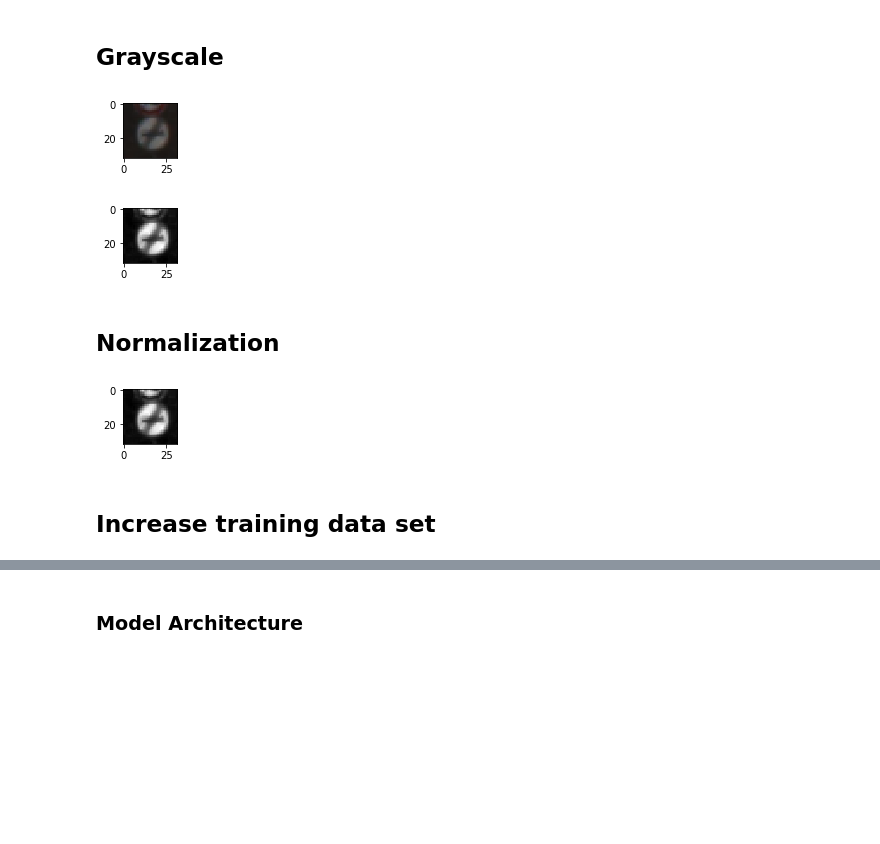
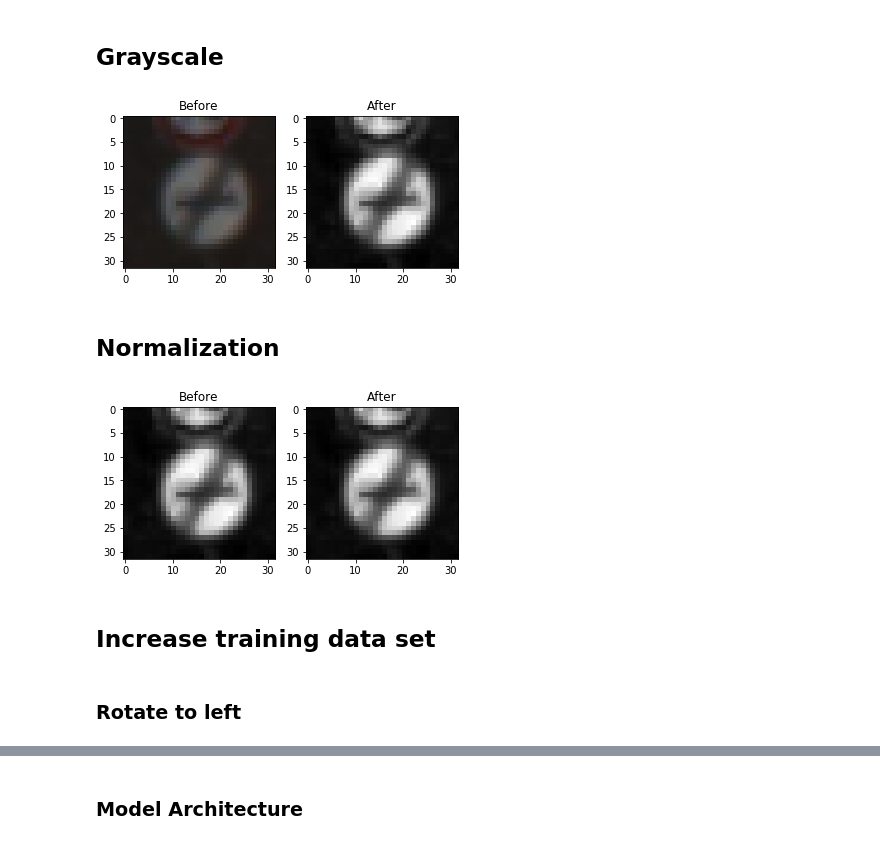
Before and after one commit to lelordoftech/Udacity, a Jupyter notebook: CarND-Traffic-Sign-Classifier-Project/Traffic_Sign_Classifier.ipynb, the cells around one changed output, grey strips where cells are left out. Saved outputs shown, nothing was run; the diff lists cells and outputs as text; code cells hidden in the pictures; blank space fills up the shorter version.

Commit message:
Update imshow; Update algorithm increase training data; Implement show top 5 softmax value for each image

```diff
--- a/CarND-Traffic-Sign-Classifier-Project/Traffic_Sign_Classifier.ipynb
+++ b/CarND-Traffic-Sign-Classifier-Project/Traffic_Sign_Classifier.ipynb
@@ -145,46 +146,62 @@ Use the code cell (or multiple code cells, if necessary) to implement the first
 # %%
 import numpy as np
 
 def rgb2gray(rgb):
-    return np.dot(rgb[...,:3], [0.299, 0.587, 0.114])
+    if (rgb.shape[2] == 3):
+        return np.dot(rgb[...,:3], [0.299, 0.587, 0.114])
+    else:
+        return rgb
 
 def grayScale(x):
     out = []
     for i in range(x.shape[0]):
         x[i] = np.array(x[i])
         out.append(rgb2gray(x[i]).reshape([32, 32, 1]))
     return np.array(out)
 
+X_train_gray = grayScale(X_train_in)
+X_valid_gray = grayScale(X_valid_in)
+X_test_gray = grayScale(X_test_in)
+
 # Plot image before gray scale
-plt.figure(figsize=(1,1))
-plt.imshow(X_train_in[0])
+fig = plt.figure()
+a=fig.add_subplot(1,2,1)
+imgplot = plt.imshow(X_train_in[0].squeeze())
+a.set_title('Before')
+# Plot image after gray scale
+a=fig.add_subplot(1,2,2)
+imgplot = plt.imshow(X_train_gray[0].squeeze(), cmap='gray')
+a.set_title('After')
 
-X_train = grayScale(X_train_in)
-X_valid = grayScale(X_valid_in)
-X_test = grayScale(X_test_in)
-
-# Plot image after gray scale
-plt.figure(figsize=(1,1))
-plt.imshow((X_train[0]).reshape([32, 32]), cmap='gray')
 plt.savefig('examples/grayscale.png')
 # %% [output]
-[figure, old version]
+[figure, new version]
-[figure, removed]
 # %% [markdown]
 ## Normalization
 # %%
 def normalization(x):
-    x = (x - 128) / 128
+    if (x.max() > 1):
+        temp = x-128
+        return np.divide(temp, 128)
+    else:
+        return x
 
-normalization(X_train)
-normalization(X_valid)
-normalization(X_test)
+X_train = normalization(X_train_gray)
+X_valid = normalization(X_valid_gray)
+X_test = normalization(X_test_gray)
 
+# Plot image before normalization
+fig = plt.figure()
+a=fig.add_subplot(1,2,1)
+imgplot = plt.imshow(X_train_gray[0].squeeze(), cmap='gray')
+a.set_title('Before')
 # Plot image after normalization
-plt.figure(figsize=(1,1))
-plt.imshow(X_train[0].reshape([32, 32]), cmap='gray')
+a=fig.add_subplot(1,2,2)
+imgplot = plt.imshow(X_train[0].squeeze(), cmap='gray')
+a.set_title('After')
+
 plt.savefig('examples/normalization.png')
 # %% [output]
-[figure, old version]
+[figure, new version]
 # %% [markdown]
 ## Increase training data set
@@ -190,0 +218,2 @@ plt.savefig('examples/normalization.png')
+# %% [markdown]
+### Rotate to left
```
Also changed, not shown: parts of 22 cells of this notebook, 7 other files.
